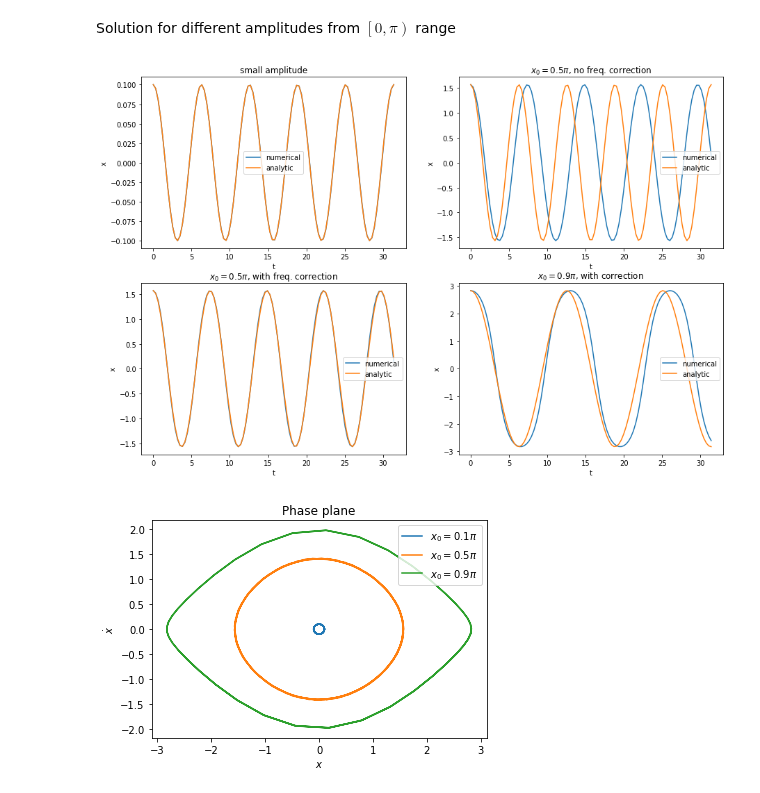
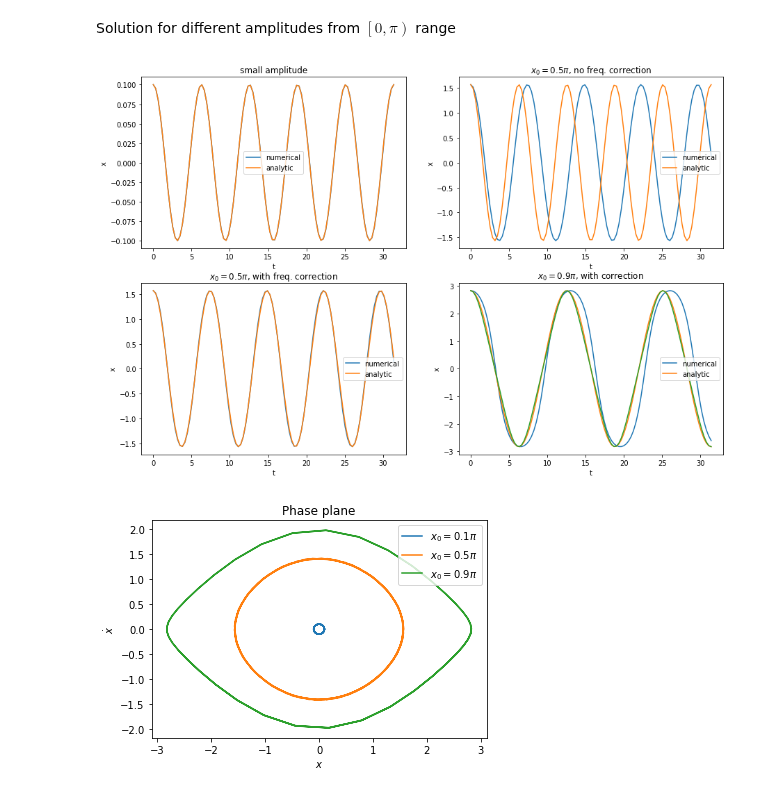
Before and after one commit to vr050714/nonlinear-vibration-seminar, a Jupyter notebook: duffing.ipynb, the cells around one changed output. Drawn from its saved outputs; the diff is of its cells as text; code cells hidden in the pictures.

```diff
--- a/duffing.ipynb
+++ b/duffing.ipynb
@@ -12,4 +2,0 @@ d2x0, d2x1, d2x2 = sp.symbols('\ddot{x}_0, \ddot{x}_1, \ddot{x}_2')
-# %%
-x = x0 + e * x1 + e**2 * x2
-d2x = d2x0 + e * d2x1 + e**2 * d2x2
-w = 1 + e * w1 + e**2 * w2
@@ -83,27 +77,38 @@ def plot_duffing(t, sol, fcn, *, title):
 Approximation to analytical solution with frequency correction
 $$x(t)\approx x_0\cdot\cos\left(\left(1-\frac{1}{16}x_0^2\right)t\right)$$
 # %%
-def approx_sol(t, x0):
-    return x0 * np.cos((1-x0**2/16)*t)
+def approx_freq(x0):
+    return 1 - x0**2 / 16
+# %%
+def approx_sol_1(t, x0):
+    w = approx_freq(x0)
+    return x0 * np.cos(w*t)
+# %%
+def approx_sol_2(t, x0):
+    w = approx_freq(x0)
+    return (x0 - x0**3/192) * np.cos(w*t) + x0**3/192 * np.cos(3*w*t)
 # %% [markdown]
 Solution for different amplitudes from $\left[0, \pi\right)$ range
 # %%
 plt.figure(figsize=(15,10))
 plt.subplot(2,2,1)
 plot_duffing(t, sol1[:,0], x1*np.cos(t),
              title='small amplitude')
 plt.subplot(2,2,2)
 plot_duffing(t, sol2[:,0], x2*np.cos(t),
              title='$x_0=0.5\pi$, no freq. correction')
 plt.subplot(2,2,3)
-plot_duffing(t, sol2[:,0], approx_sol(t, x2),
+plot_duffing(t, sol2[:,0], approx_sol_1(t, x2),
              title='$x_0=0.5\pi$, with freq. correction')
 plt.subplot(2,2,4)
-plot_duffing(t, sol3[:,0], approx_sol(t, x3),
+plot_duffing(t, sol3[:,0],
+             np.append(np.reshape(approx_sol_1(t, x3), (len(t),1)),
+                       np.reshape(approx_sol_2(t, x3), (len(t),1)),
+                       axis=1),
              title='$x_0=0.9\pi$, with correction')
 plt.show()
 # %% [output]
-[figure, old version]
+[figure, new version]
 # %%
 plt.plot(sol1[:,0], sol1[:,1],
          sol2[:,0], sol2[:,1],
```
Also changed, not shown: parts of 9 cells of this notebook.
